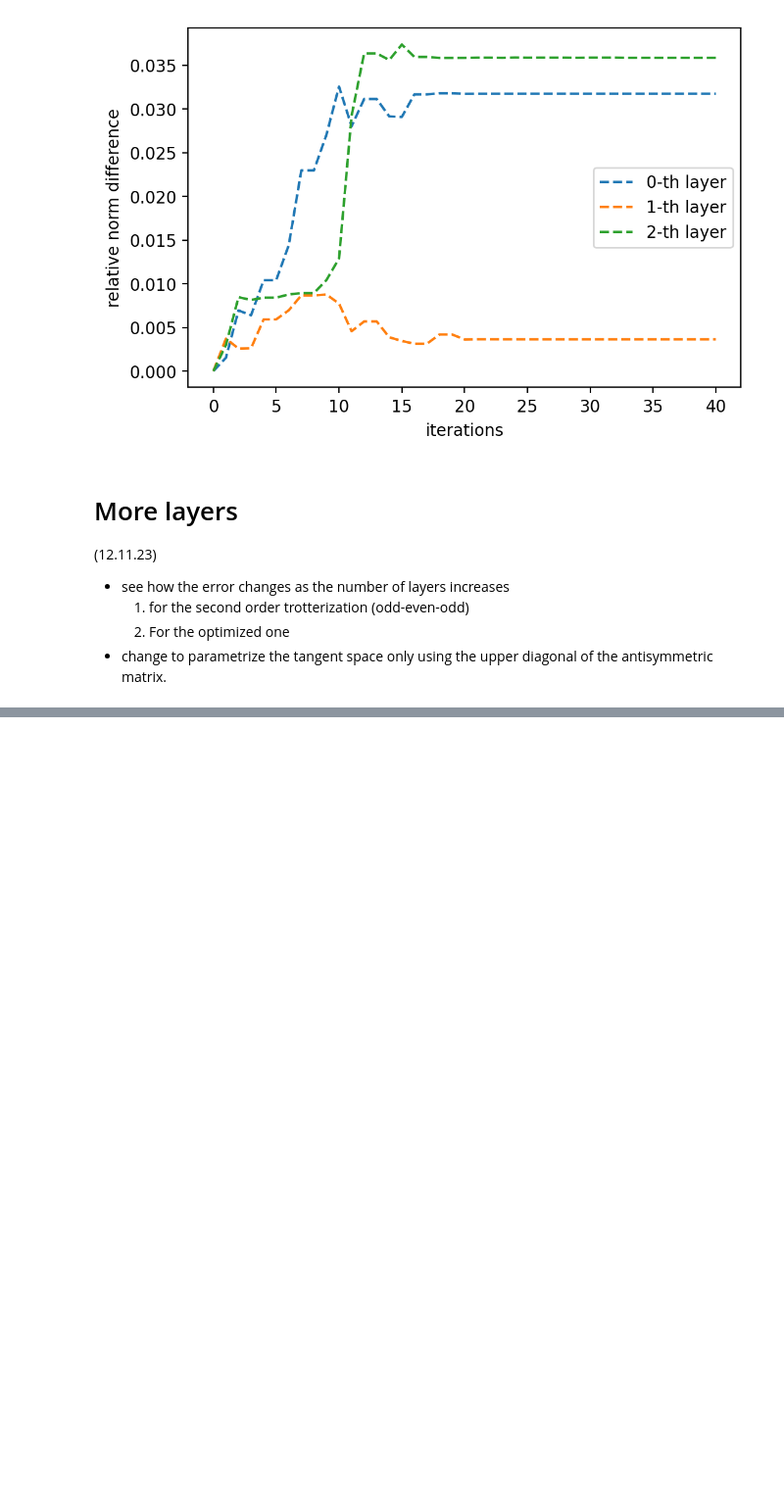
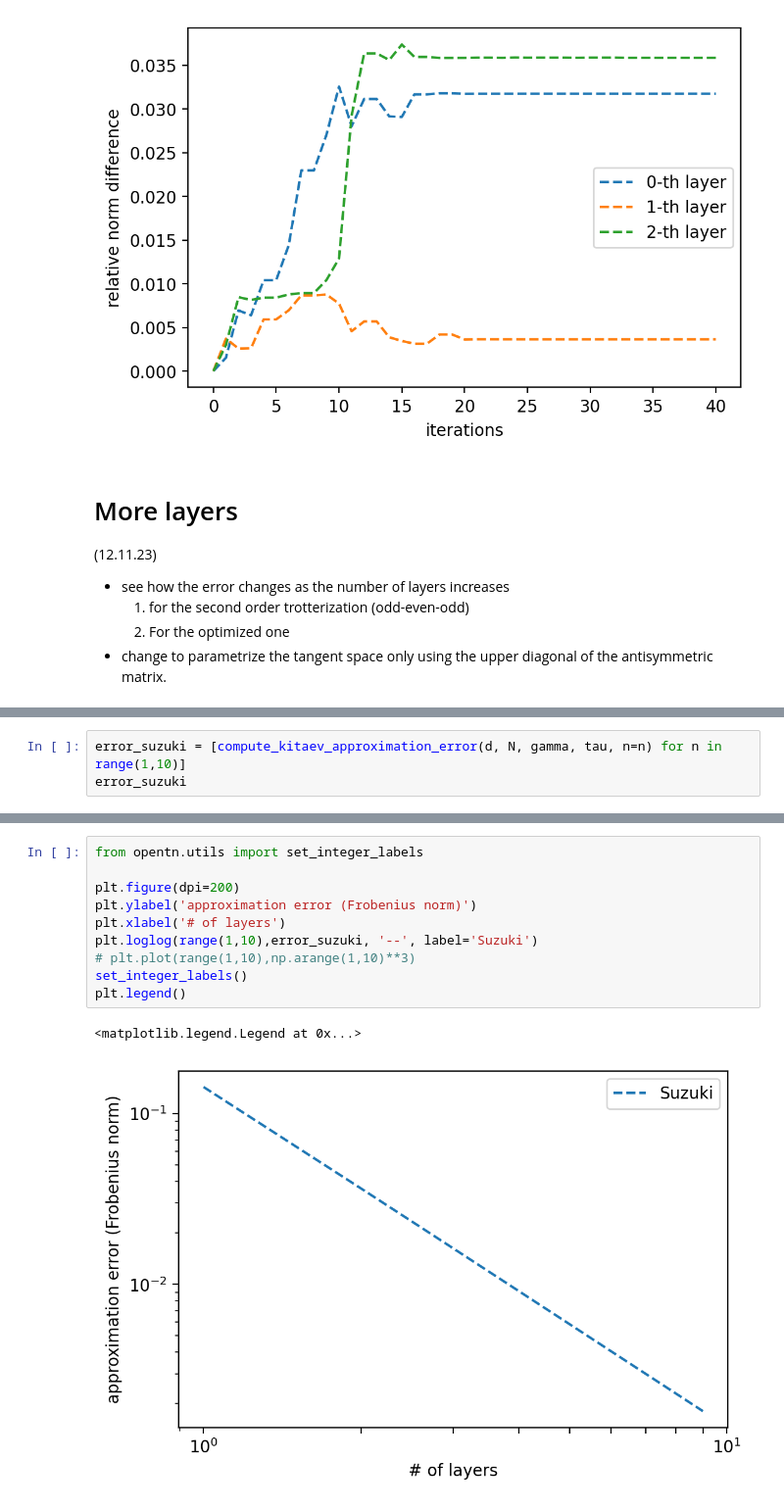
Before and after one commit to EmilianoG-byte/opentn, a Jupyter notebook: experiments/trust_region_2site_ansatz.ipynb, the cells around one changed output, grey strips where cells are left out. Shown at 98% size. Drawn from its saved outputs; the diff is of its cells as text; blank space fills up the shorter version.

```diff
--- a/experiments/trust_region_2site_ansatz.ipynb
+++ b/experiments/trust_region_2site_ansatz.ipynb
@@ -766,0 +764,3 @@ print(compute_kitaev_approximation_error(d, N, gamma, tau, n=6))
+# %%
+error_suzuki = [compute_kitaev_approximation_error(d, N, gamma, tau, n=n) for n in range(1,10)]
+error_suzuki
@@ -766,0 +777,13 @@ print(compute_kitaev_approximation_error(d, N, gamma, tau, n=6))
+# %%
+from opentn.utils import set_integer_labels
+
+plt.figure(dpi=200)
+plt.ylabel('approximation error (Frobenius norm)')
+plt.xlabel('# of layers')
+plt.loglog(range(1,10),error_suzuki, '--', label='Suzuki')
+# plt.plot(range(1,10),np.arange(1,10)**3)
+set_integer_labels()
+plt.legend()
+# %% [output]
+<matplotlib.legend.Legend at 0x...>
+[figure, added]
```
Also changed, not shown: parts of 10 cells of this notebook.
